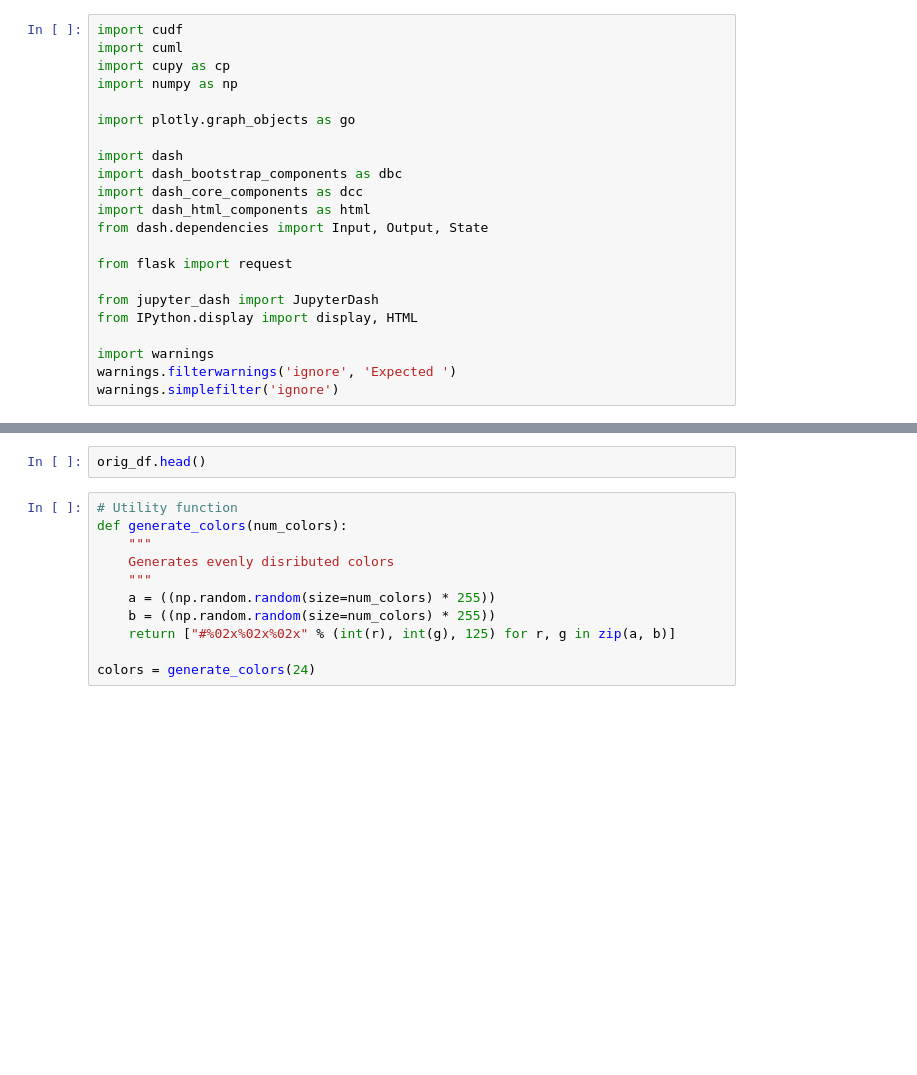
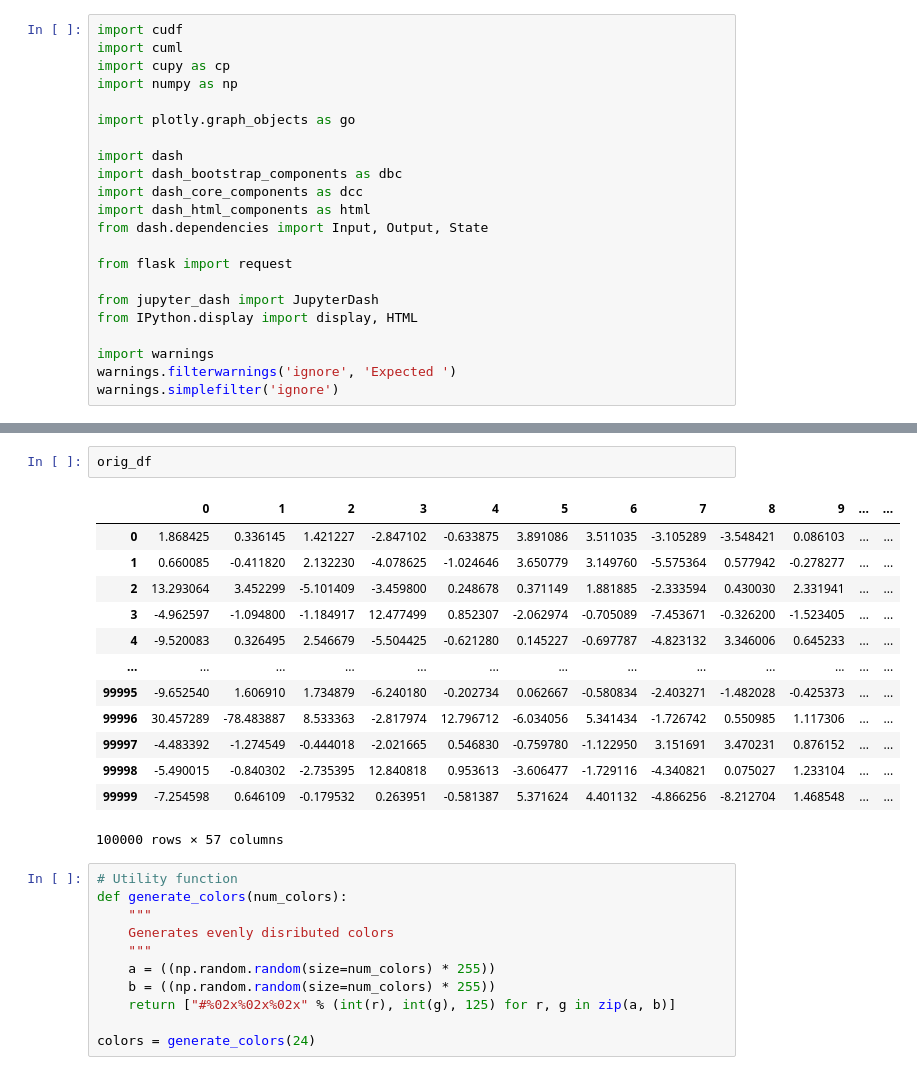
Before and after one commit to taureandyernv/rapids-plotly-webapps, a Jupyter notebook: rapids-plotly-paperspace-tutorial-2.ipynb, the cells around one changed output, grey strips where cells are left out. Drawn from its saved outputs; the diff is of its cells as text; blank space fills up the shorter version.

```diff
--- a/rapids-plotly-paperspace-tutorial-2.ipynb
+++ b/rapids-plotly-paperspace-tutorial-2.ipynb
@@ -99,5 +122,19 @@ orig_df.shape
 # %%
-orig_df.head()
+orig_df
+# %% [output]
+|  | 0 | 1 | 2 | 3 | 4 | 5 | 6 | 7 | 8 | 9 | ... | ... |
+| 0 | 1.868425 | 0.336145 | 1.421227 | -2.847102 | -0.633875 | 3.891086 | 3.511035 | -3.105289 | -3.548421 | 0.086103 | ... | ... |
+| 1 | 0.660085 | -0.411820 | 2.132230 | -4.078625 | -1.024646 | 3.650779 | 3.149760 | -5.575364 | 0.577942 | -0.278277 | ... | ... |
+| 2 | 13.293064 | 3.452299 | -5.101409 | -3.459800 | 0.248678 | 0.371149 | 1.881885 | -2.333594 | 0.430030 | 2.331941 | ... | ... |
+| 3 | -4.962597 | -1.094800 | -1.184917 | 12.477499 | 0.852307 | -2.062974 | -0.705089 | -7.453671 | -0.326200 | -1.523405 | ... | ... |
+| 4 | -9.520083 | 0.326495 | 2.546679 | -5.504425 | -0.621280 | 0.145227 | -0.697787 | -4.823132 | 3.346006 | 0.645233 | ... | ... |
+| ... | ... | ... | ... | ... | ... | ... | ... | ... | ... | ... | ... | ... |
+| 99995 | -9.652540 | 1.606910 | 1.734879 | -6.240180 | -0.202734 | 0.062667 | -0.580834 | -2.403271 | -1.482028 | -0.425373 | ... | ... |
+| 99996 | 30.457289 | -78.483887 | 8.533363 | -2.817974 | 12.796712 | -6.034056 | 5.341434 | -1.726742 | 0.550985 | 1.117306 | ... | ... |
+| 99997 | -4.483392 | -1.274549 | -0.444018 | -2.021665 | 0.546830 | -0.759780 | -1.122950 | 3.151691 | 3.470231 | 0.876152 | ... | ... |
+| 99998 | -5.490015 | -0.840302 | -2.735395 | 12.840818 | 0.953613 | -3.606477 | -1.729116 | -4.340821 | 0.075027 | 1.233104 | ... | ... |
+| 99999 | -7.254598 | 0.646109 | -0.179532 | 0.263951 | -0.581387 | 5.371624 | 4.401132 | -4.866256 | -8.212704 | 1.468548 | ... | ... |
+100000 rows × 57 columns
 # %%
 # Utility function
 def generate_colors(num_colors):
```
Also changed, not shown: parts of 13 cells of this notebook, 3 other files.
